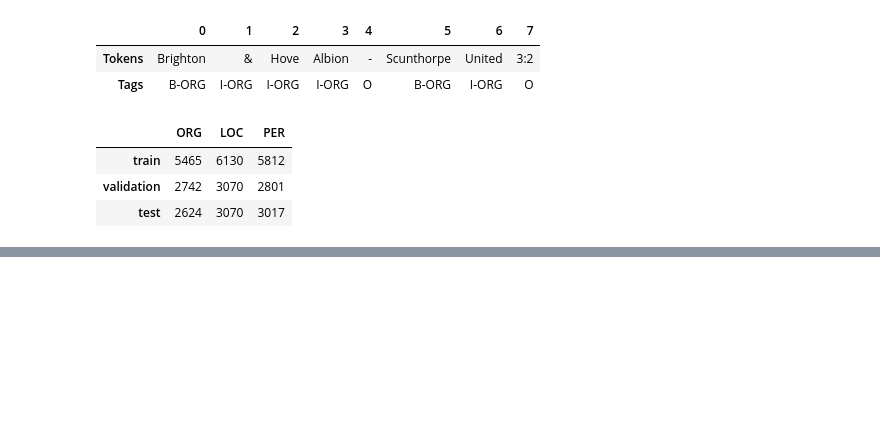
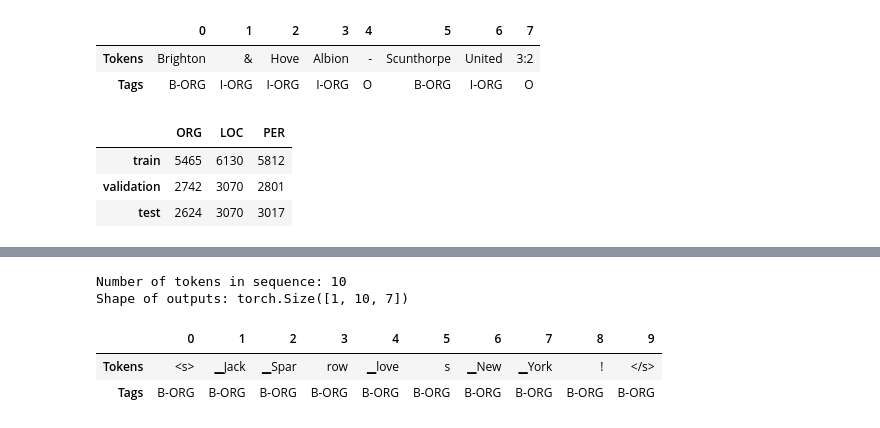
Before and after one commit to ThinamXx/Transformers_NLP, a Jupyter notebook: 02. NLP with Transformers/04. Named Entity Recognition/NER.ipynb, the cells around one changed output, grey strips where cells are left out. Saved outputs shown, nothing was run; the diff lists cells and outputs as text; code cells hidden in the pictures; blank space fills up the shorter version.

```diff
--- a/02. NLP with Transformers/04. Named Entity Recognition/NER.ipynb
+++ b/02. NLP with Transformers/04. Named Entity Recognition/NER.ipynb
@@ -132,0 +221,5 @@ pd.DataFrame.from_dict(split2freqs, orient="index")             # Creating dataf
+# %%
+#@ LOADING MODEL WEIGHTS:
+device = torch.device("cuda" if torch.cuda.is_available() else "cpu")       # Initializing gpu.
+xlmr_model = (XLMRobertaForTokenClassification.from_pretrained(
+    xlmr_model_name, config=xlmr_config).to(device))                        # Initializing pretrained model.
@@ -132,0 +242,14 @@ pd.DataFrame.from_dict(split2freqs, orient="index")             # Creating dataf
+# %%
+#@ INITIALIZING PREDICTIONS:
+outputs = xlmr_model(input_ids.to(device)).logits                           # Implementation of mode.
+predictions = torch.argmax(outputs, dim=-1)                                 # Generating predictions.
+print(f"Number of tokens in sequence: {len(xlmr_tokens)}")                  # Inspection.
+print(f"Shape of outputs: {outputs.shape}")                                 # Inspection.
+preds = [tags.names[p] for p in predictions[0].cpu().numpy()]               # Initializing predictions.
+pd.DataFrame([xlmr_tokens, preds], index=["Tokens", "Tags"])                # Inspection.
+# %% [output]
+Number of tokens in sequence: 10
+Shape of outputs: torch.Size([1, 10, 7])
+|  | 0 | 1 | 2 | 3 | 4 | 5 | 6 | 7 | 8 | 9 |
+| Tokens | <s> | ▁Jack | ▁Spar | row | ▁love | s | ▁New | ▁York | ! | </s> |
+| Tags | B-ORG | B-ORG | B-ORG | B-ORG | B-ORG | B-ORG | B-ORG | B-ORG | B-ORG | B-ORG |
```
Also changed, not shown: parts of 20 cells of this notebook.
